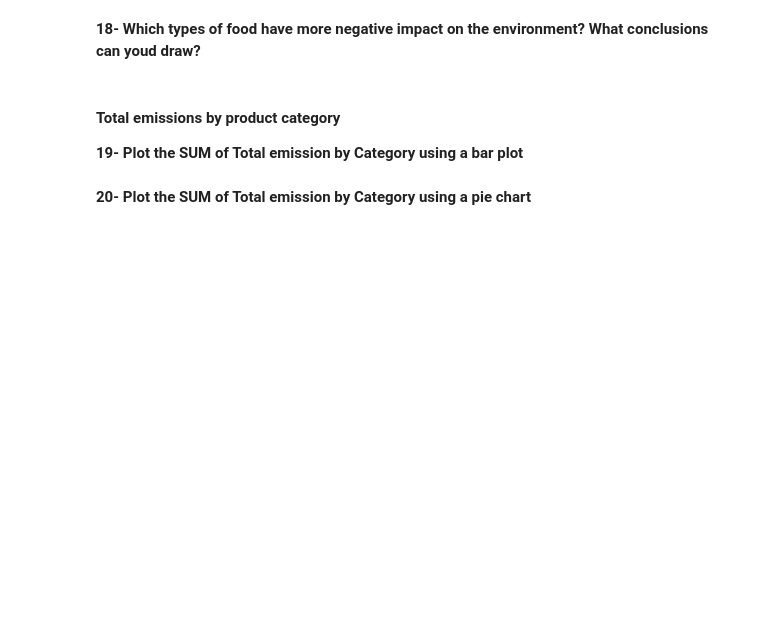
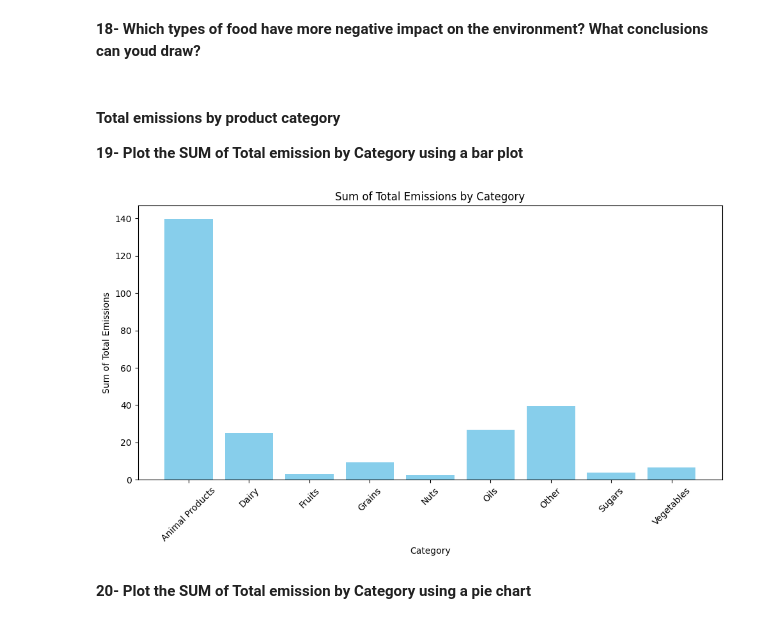
Before and after one commit to Bluceli1688/Instagram-likes, a Jupyter notebook: Environmental_Impact_of_Food_Production_Challenge.ipynb, the cells around one changed output. Saved outputs shown, nothing was run; the diff lists cells and outputs as text; code cells hidden in the pictures; blank space fills up the shorter version.

```diff
--- a/Environmental_Impact_of_Food_Production_Challenge.ipynb
+++ b/Environmental_Impact_of_Food_Production_Challenge.ipynb
@@ -133,5 +356,22 @@ Other = ["Tofu", "Coffee", "Dark Chocolate", "Wine"]
 #### Total emissions by product category
 
 **19- Plot the SUM of Total emission by Category using a bar plot**
+# %%
+import matplotlib.pyplot as plt
+
+# 分组计算每个类别的总排放量
+total_emission_by_category = df_cleaned.groupby('Category')['total_emissions'].sum().reset_index()
+
+# 绘制条形图
+plt.figure(figsize=(10, 6))
+plt.bar(total_emission_by_category['Category'], total_emission_by_category['total_emissions'], color='skyblue')
+plt.xticks(rotation=45)  # 旋转X轴标签，防止重叠
+plt.xlabel("Category")
+plt.ylabel("Sum of Total Emissions")
+plt.title("Sum of Total Emissions by Category")
+plt.tight_layout()
+plt.show()
+# %% [output]
+[figure, added]
 # %% [markdown]
 **20- Plot the SUM of Total emission by Category using a pie chart**
```
Also changed, not shown: parts of 15 cells of this notebook.
